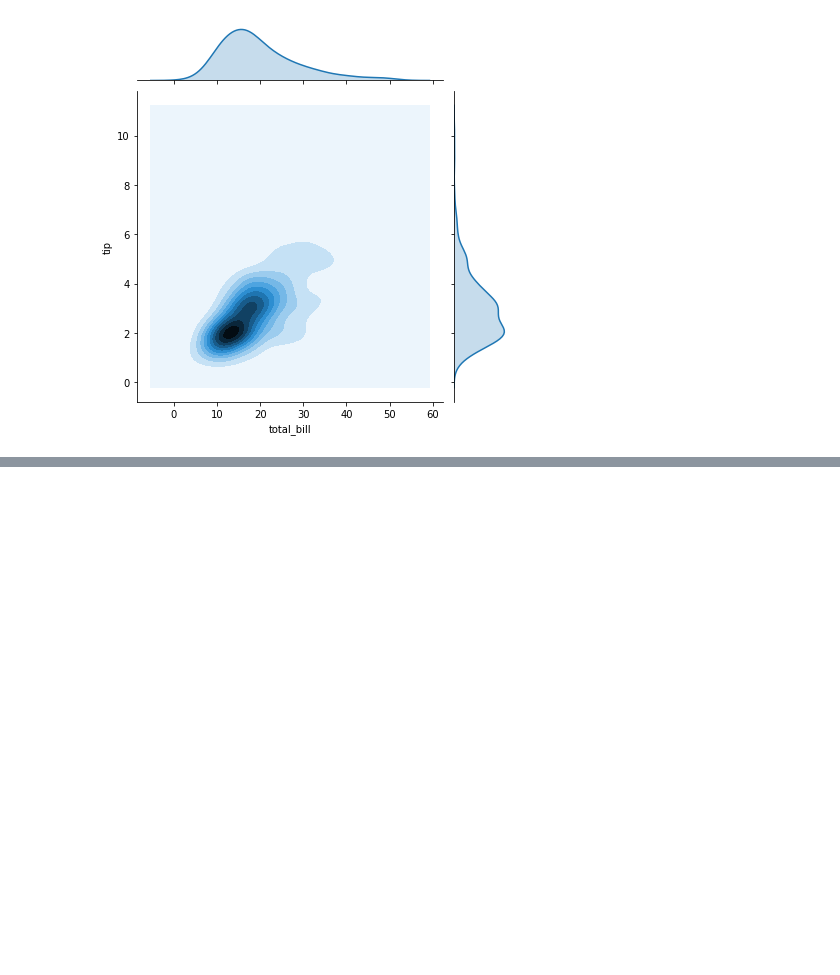
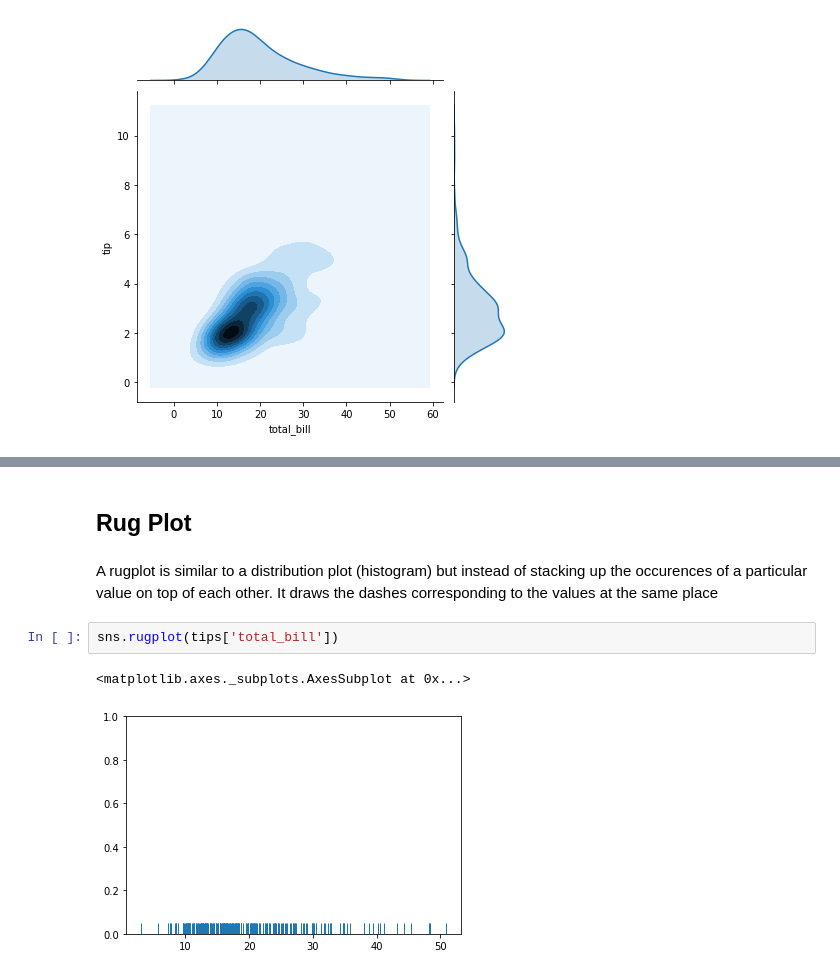
Before and after one commit to Utkarsh-Marwaha/MachineLearning, a Jupyter notebook: 06-Data-Visualization-with-Seaborn/01- Distribution Plots.ipynb, the cells around one changed output, grey strips where cells are left out. Drawn from its saved outputs; the diff is of its cells as text; blank space fills up the shorter version.

```diff
--- a/06-Data-Visualization-with-Seaborn/01- Distribution Plots.ipynb
+++ b/06-Data-Visualization-with-Seaborn/01- Distribution Plots.ipynb
@@ -101,0 +122,9 @@ sns.jointplot(data=tips, x='total_bill', y='tip', kind='kde')
+# %% [markdown]
+## Rug Plot
+# %% [markdown]
+A rugplot is similar to a distribution plot (histogram) but instead of stacking up the occurences of a particular value on top of each other. It draws the dashes corresponding to the values at the same place
+# %%
+sns.rugplot(tips['total_bill'])
+# %% [output]
+<matplotlib.axes._subplots.AxesSubplot at 0x...>
+[figure, added]
```
Also changed, not shown: parts of 12 cells of this notebook.
